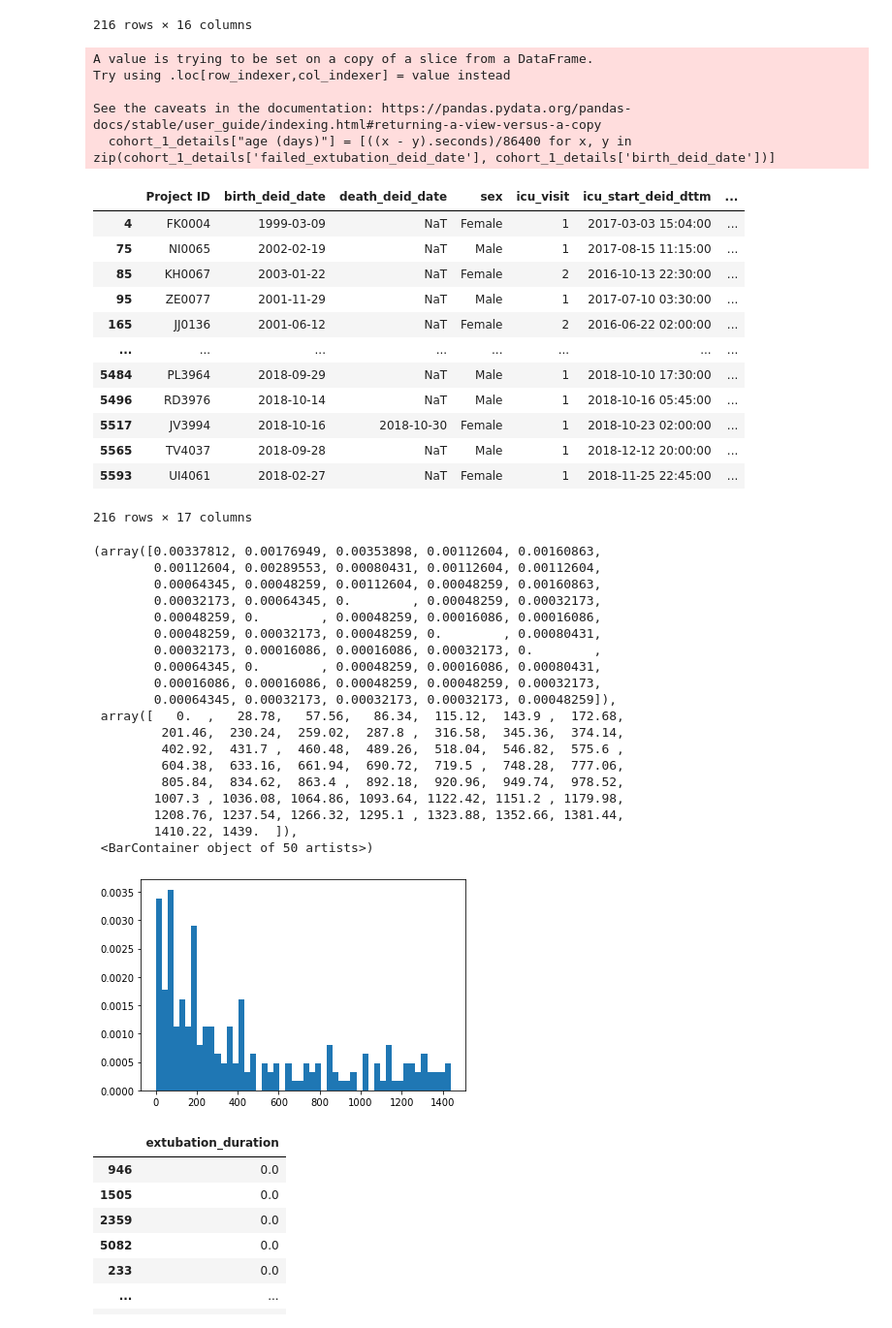
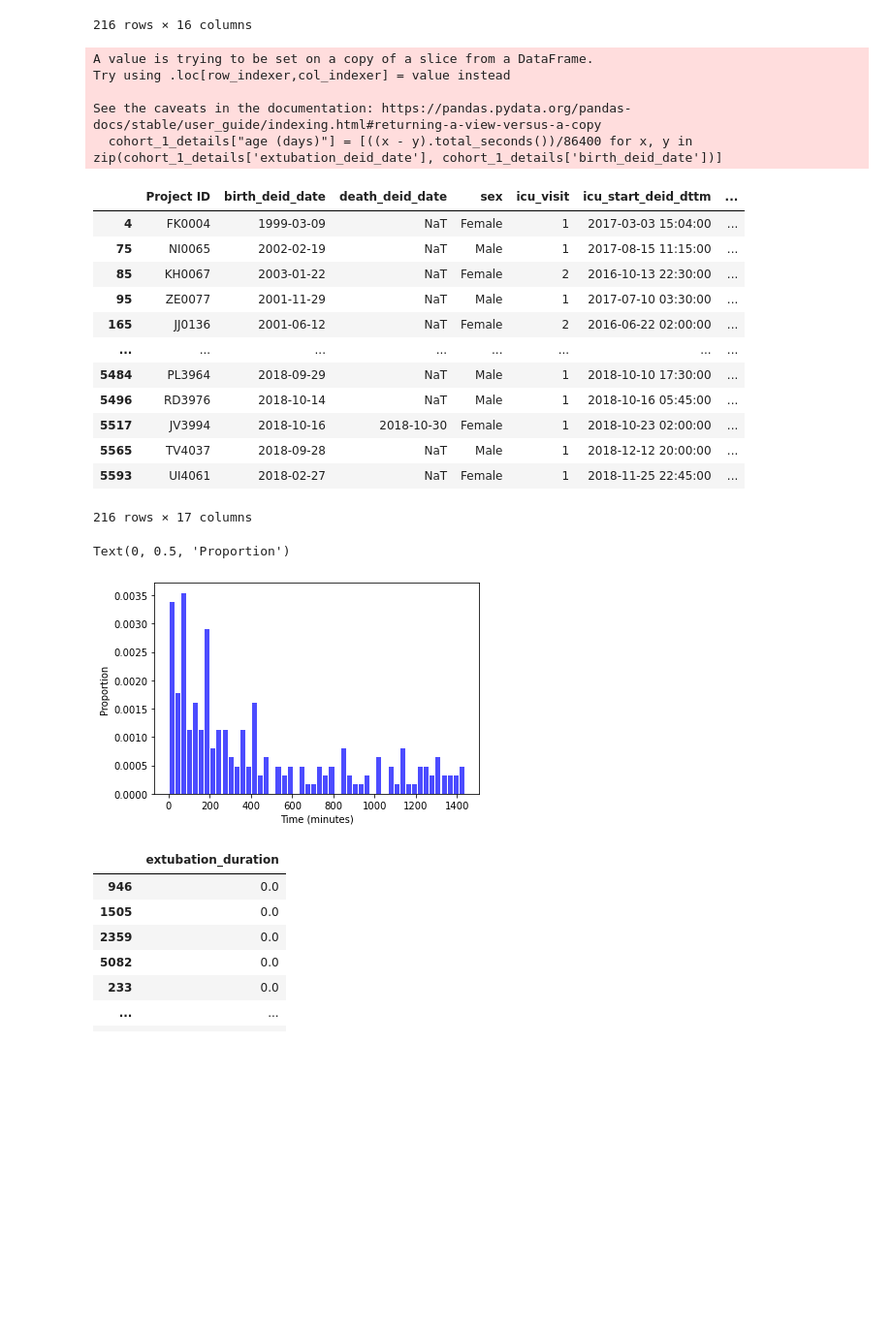
Before and after one commit to l-khali/In2Research, a Jupyter notebook: summary_statistics.ipynb, the cells around one changed output. Shown at 97% size. Drawn from its saved outputs; the diff is of its cells as text; code cells hidden in the pictures; blank space fills up the shorter version.

```diff
--- a/summary_statistics.ipynb
+++ b/summary_statistics.ipynb
@@ -90,7 +90,7 @@ See the caveats in the documentation: https://pandas.pydata.org/pandas-docs/stab
 | 5593 | UI4061 | 2018-02-27 | NaT | Female | 1 | 2018-11-25 22:45:00 | ... |
 216 rows × 16 columns
 # %%
-cohort_1_details["age (days)"] = [((x - y).seconds)/86400 for x, y in zip(cohort_1_details['failed_extubation_deid_date'], cohort_1_details['birth_deid_date'])]
+cohort_1_details["age (days)"] = [((x - y).total_seconds())/86400 for x, y in zip(cohort_1_details['extubation_deid_date'], cohort_1_details['birth_deid_date'])]
 # cohort_1_details['extubation_duration'] = pd.to_timedelta64[m](cohort_1_details['extubation_duration'], format='%d/%m/%Y %H:%M')
 cohort_1_details
 # %% [output]
@@ -98,7 +98,7 @@ A value is trying to be set on a copy of a slice from a DataFrame.
 Try using .loc[row_indexer,col_indexer] = value instead
 
 See the caveats in the documentation: https://pandas.pydata.org/pandas-docs/stable/user_guide/indexing.html#returning-a-view-versus-a-copy
-  cohort_1_details["age (days)"] = [((x - y).seconds)/86400 for x, y in zip(cohort_1_details['failed_extubation_deid_date'], cohort_1_details['birth_deid_date'])]
+  cohort_1_details["age (days)"] = [((x - y).total_seconds())/86400 for x, y in zip(cohort_1_details['extubation_deid_date'], cohort_1_details['birth_deid_date'])]
 |  | Project ID | birth_deid_date | death_deid_date | sex | icu_visit | icu_start_deid_dttm | ... |
 | 4 | FK0004 | 1999-03-09 | NaT | Female | 1 | 2017-03-03 15:04:00 | ... |
 | 75 | NI0065 | 2002-02-19 | NaT | Male | 1 | 2017-08-15 11:15:00 | ... |
@@ -113,28 +113,12 @@ See the caveats in the documentation: https://pandas.pydata.org/pandas-docs/stab
 | 5593 | UI4061 | 2018-02-27 | NaT | Female | 1 | 2018-11-25 22:45:00 | ... |
 216 rows × 17 columns
 # %%
-plt.hist(cohort_1_details['extubation_duration'], bins=50, density=True)
+plt.hist(cohort_1_details['extubation_duration'], facecolor='blue', bins=50, density=True, alpha=0.7, rwidth=0.83)
+plt.xlabel("Time (minutes)")
+plt.ylabel("Proportion")
 # %% [output]
-(array([0.00337812, 0.00176949, 0.00353898, 0.00112604, 0.00160863,
-        0.00112604, 0.00289553, 0.00080431, 0.00112604, 0.00112604,
-        0.00064345, 0.00048259, 0.00112604, 0.00048259, 0.00160863,
-        0.00032173, 0.00064345, 0.        , 0.00048259, 0.00032173,
-        0.00048259, 0.        , 0.00048259, 0.00016086, 0.00016086,
-        0.00048259, 0.00032173, 0.00048259, 0.        , 0.00080431,
-        0.00032173, 0.00016086, 0.00016086, 0.00032173, 0.        ,
-        0.00064345, 0.        , 0.00048259, 0.00016086, 0.00080431,
-        0.00016086, 0.00016086, 0.00048259, 0.00048259, 0.00032173,
-        0.00064345, 0.00032173, 0.00032173, 0.00032173, 0.00048259]),
- array([   0.  ,   28.78,   57.56,   86.34,  115.12,  143.9 ,  172.68,
-         201.46,  230.24,  259.02,  287.8 ,  316.58,  345.36,  374.14,
-         402.92,  431.7 ,  460.48,  489.26,  518.04,  546.82,  575.6 ,
-         604.38,  633.16,  661.94,  690.72,  719.5 ,  748.28,  777.06,
-         805.84,  834.62,  863.4 ,  892.18,  920.96,  949.74,  978.52,
-        1007.3 , 1036.08, 1064.86, 1093.64, 1122.42, 1151.2 , 1179.98,
-        1208.76, 1237.54, 1266.32, 1295.1 , 1323.88, 1352.66, 1381.44,
-        1410.22, 1439.  ]),
- <BarContainer object of 50 artists>)
+Text(0, 0.5, 'Proportion')
-[figure, old version]
+[figure, new version]
 # %%
 cohort_1_extubation_duration = pd.DataFrame(cohort_1_details['extubation_duration'])
 cohort_1_extubation_duration = cohort_1_extubation_duration.sort_values(by='extubation_duration')
```
Also changed, not shown: parts of 13 cells of this notebook.
